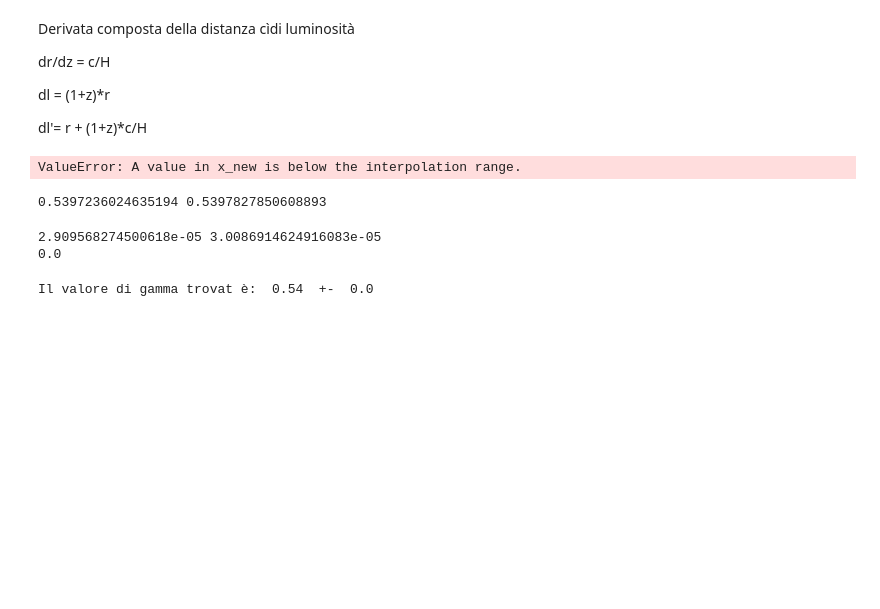
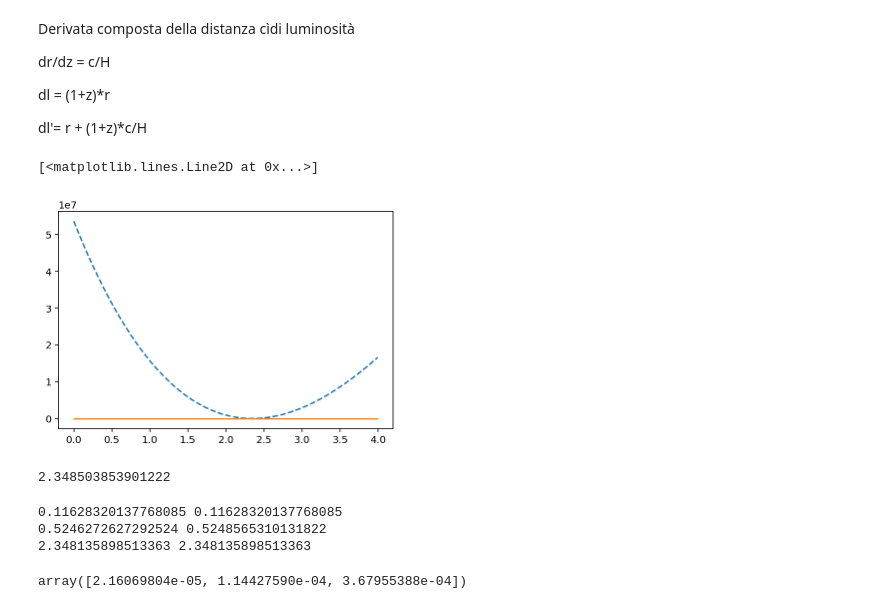
Before and after one commit to Sareva00/Tesi, a Jupyter notebook: GammaGW - Copia.ipynb, the cells around one changed output. Drawn from its saved outputs; the diff is of its cells as text; code cells hidden in the pictures; blank space fills up the shorter version.

```diff
--- a/GammaGW - Copia.ipynb
+++ b/GammaGW - Copia.ipynb
@@ -94,7 +94,7 @@ for i in range (len(kh)):
 # %%
 err_Pgg = np.ones((len(kh),len(mu),len(zetas)))
 # %%
-gammas= np.arange(0.4,0.6,0.005)   #calcolo il chi quadro per un certo set di valori di gamma
+gammas= np.arange(0,4,0.005)   #calcolo il chi quadro per un certo set di valori di gamma
 
 for k in range(len(gammas)):
     gammas[k] = round (gammas[k],3)
@@ -110,16 +110,26 @@ for k,gamma in enumerate(gammas):
 # %%
 #INTERPOLAZIONE FUNZIONE CHI^2
 
 interpol1 =  interpolate.interp1d(gammas,chi2[:,0],kind='cubic')
 interpol2 =  interpolate.interp1d(gammas,chi2[:,1],kind='cubic')
 interpol3 =  interpolate.interp1d(gammas,chi2[:,2],kind='cubic')
-#plt.plot(gammas,chi2,'-', gammas, interpol(gammas), '--')
+plt.plot(gammas, interpol3(gammas), '--')
 #plt.legend(['data', 'cubic'])
 #plt.xlabel(' gamma ')
 #plt.ylabel('Chi^2')
 
+#CALCOLO DELL'ERRORE
+xpoints= np.arange(0,4,0.005)
+ypoints = np.ones(len(xpoints))
+plt.plot(xpoints,ypoints)
+
+
+
 
 #plt.axis([0.54,0.56,0,3])
+# %% [output]
+[<matplotlib.lines.Line2D at 0x...>]
+[figure, added]
 # %%
 type(interpol1)
 y1=lambda x: interpol1(x)
@@ -143,8 +153,10 @@ chi2min2= y2(min2)
 minimo3 = optimize.least_squares(y3,0.5)
 min3= float(minimo3.x)
 chi2min3= y3(min3)
+
+min3
 # %% [output]
-ValueError: A value in x_new is below the interpolation range.
+2.348503853901222
 # %%
 y1_= lambda x: interpol1(x) - 1 -chi2min1
 intersec1a = optimize.brentq(y1_,0.45,min1)    #trova le soluzioni in un intervallo fissato
@@ -161,25 +173,25 @@ intersec3a = optimize.brentq(y3_,0.45,min3)    #trova le soluzioni in un interva
 intersec3b = optimize.brentq(y3_,min3,0.58)
 print(intersec3a,intersec3b)
 # %% [output]
-0.5397236024635194 0.5397827850608893
+0.11628320137768085 0.11628320137768085
+0.5246272627292524 0.5248565310131822
+2.348135898513363 2.348135898513363
 # %%
 sigma = np.zeros(len(zetas))
 # %%
 err1a=(np.abs(min1-intersec1a))
 err1b=(np.abs(min1-intersec1b))
-sigma[0] = round(err1a,3)
+sigma[0] = err1a
 
 err2a=(np.abs(min2-intersec2a))
 err2b=(np.abs(min2-intersec2b))
-sigma[1] = round(err2a,3)
+sigma[1] = err2a
 
 err3a=(np.abs(min3-intersec3a))
 err3b=(np.abs(min3-intersec3b))
-sigma[0] = round(err3a,3)
+sigma[0] = err3a
-# %% [output]
-2.909568274500618e-05 3.0086914624916083e-05
-0.0
-# %%
-print("Il valore di gamma trovat è: ", round(min1,3) ," +- ", sigma)
-# %% [output]
-Il valore di gamma trovat è:  0.54  +-  0.0
+# %%
+sigma
+#conclusione: gli errori sono sempre più piccoli
+# %% [output]
+array([2.16069804e-05, 1.14427590e-04, 3.67955388e-04])
```
Also changed, not shown: parts of 3 cells of this notebook, 2 other files.
